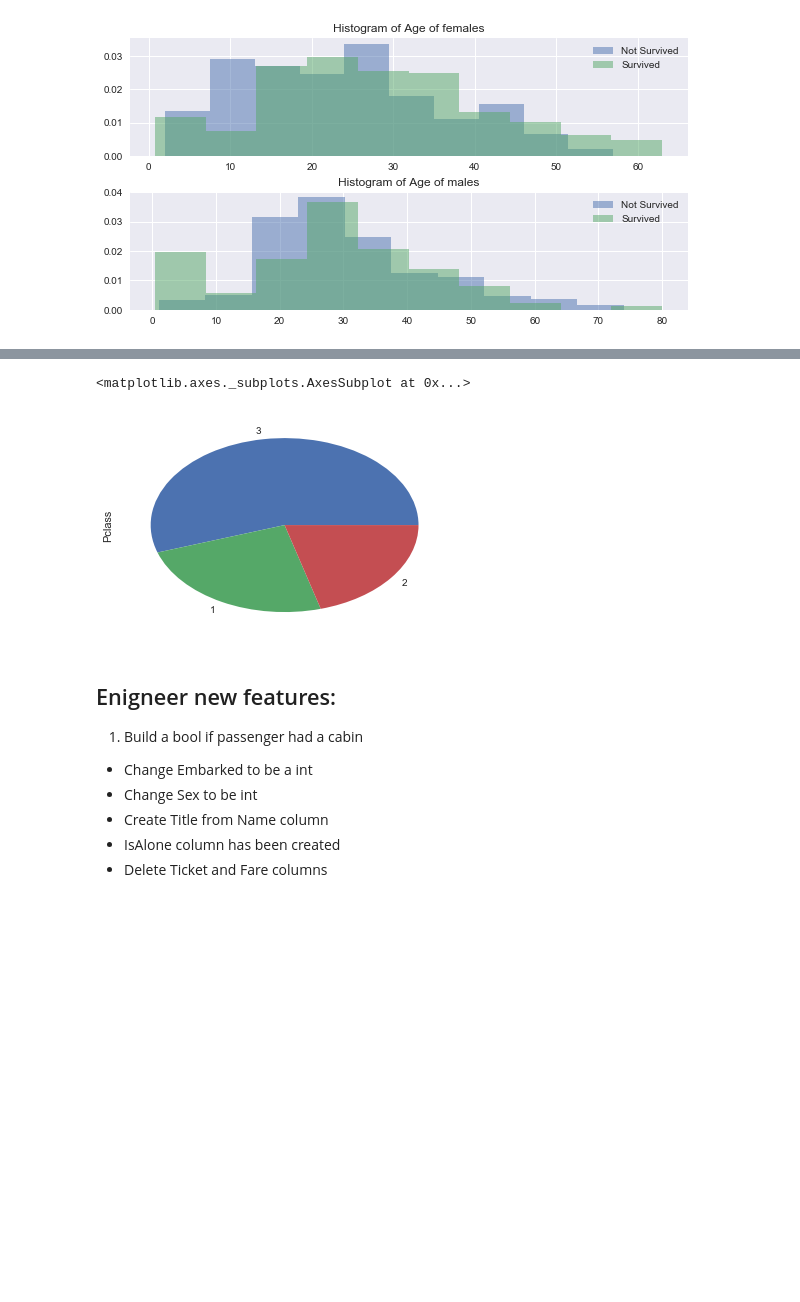
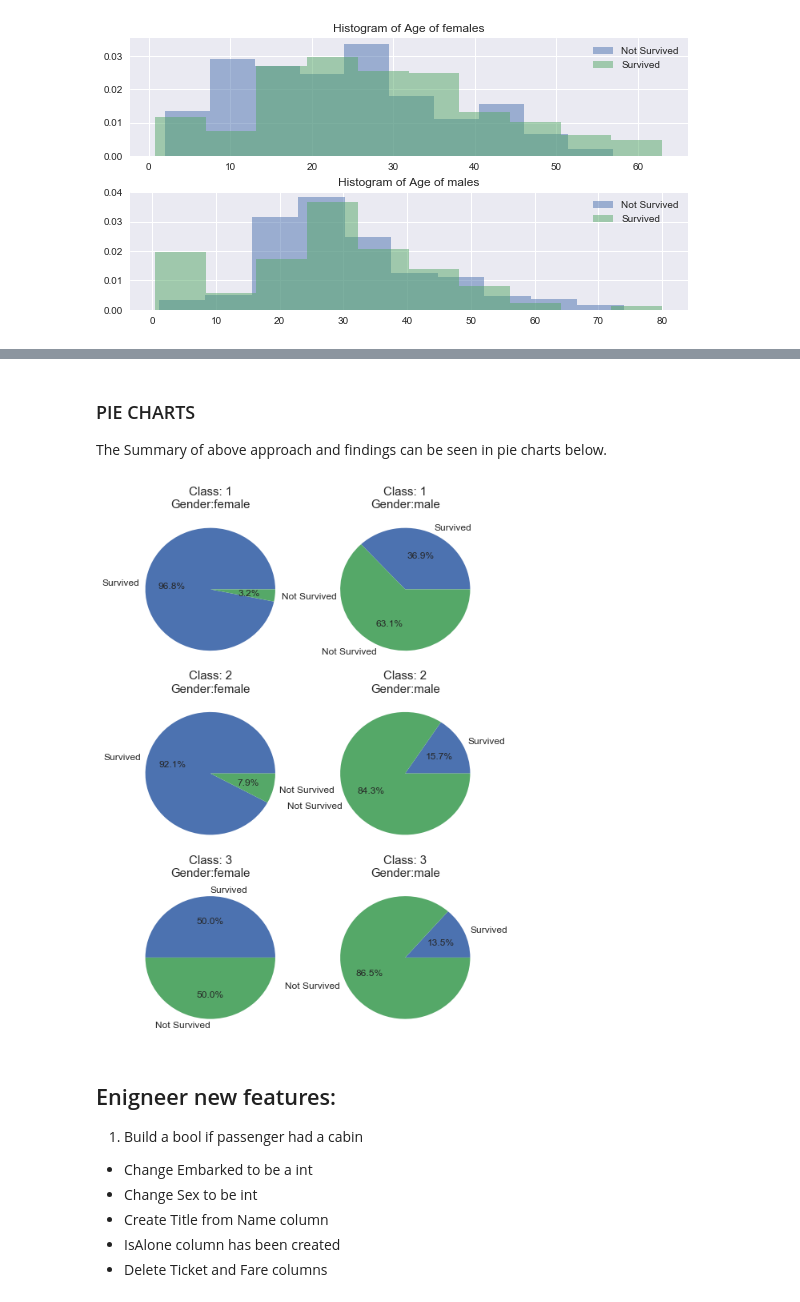
Before and after one commit to MateuszKonopelski/Kaggle, a Jupyter notebook: Project1_Titanic/Titanic_code.ipynb, the cells around one changed output, grey strips where cells are left out. Cells and saved outputs as stored; diff of their text form; code cells hidden in the pictures; blank space fills up the shorter version.

```diff
--- a/Project1_Titanic/Titanic_code.ipynb
+++ b/Project1_Titanic/Titanic_code.ipynb
@@ -303,9 +309,27 @@ for pclass in range(3):
-# %%
-train_data['Pclass'].value_counts().plot(kind='pie')
-#train_data['Pclass'].plot(kind='pie')
-# %% [output]
-<matplotlib.axes._subplots.AxesSubplot at 0x...>
-[figure, removed]
+# %% [markdown]
+### PIE CHARTS
+The Summary of above approach and findings can be seen in pie charts below.
+# %%
+survived = train_data.groupby('Pclass')['Survived'].mean()[1]
+gender_func = lambda x: 0 if x == 'female' else 1
+
+fig = plt.figure(figsize=(8, 12))
+grid = plt.GridSpec(3, 2, hspace=0.2, wspace=0.2)
+labels = ['Survived', 'Not Survived']
+for pclass in range(3):
+    for gender in ['female', 'male']:
+        pie = fig.add_subplot(grid[pclass, gender_func(gender)])
+        survived = train_data.query('Pclass == @pclass + 1 & Sex == @gender')['Survived'].mean()
+        patches, texts, autotexts = pie.pie([survived, 1 - survived], labels=labels, autopct='%1.1f%%')
+        pie.set_title('Class: {0}\nGender:{1}'.format(pclass+1, gender), fontsize=15)
+        for t in texts:
+            t.set_fontsize(12)
+        for t in autotexts:
+            t.set_fontsize(12)
+
+#fig.suptitle('Survival Rate per category', fontsize=20, fontweight='bold', horizontalalignment='right')
+# %% [output]
+[figure, added]
 # %% [markdown]
 ## Enigneer new features:
 1. Build a bool if passenger had a cabin
```
Also changed, not shown: parts of 3 cells of this notebook.
